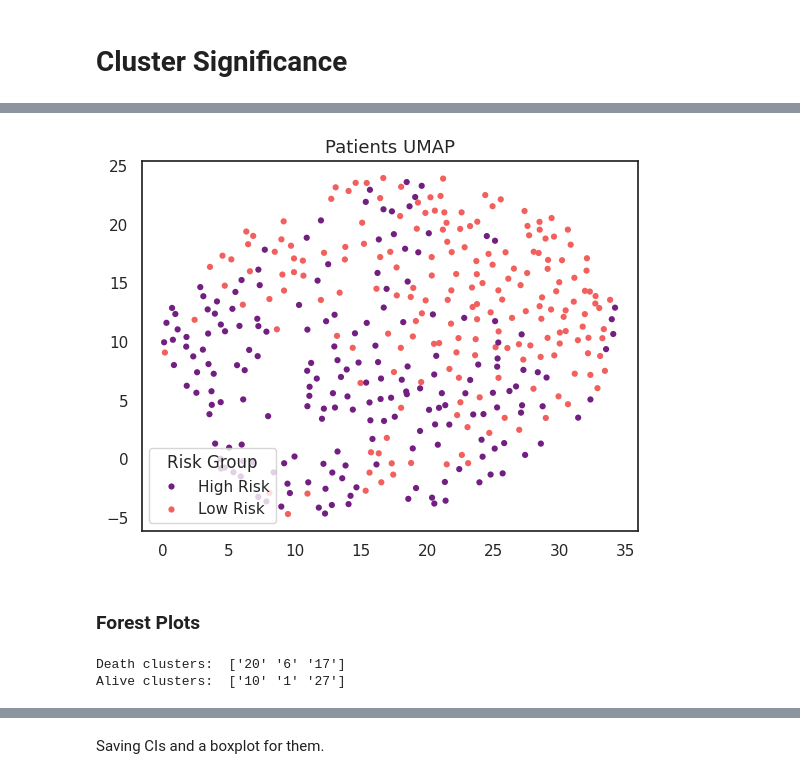
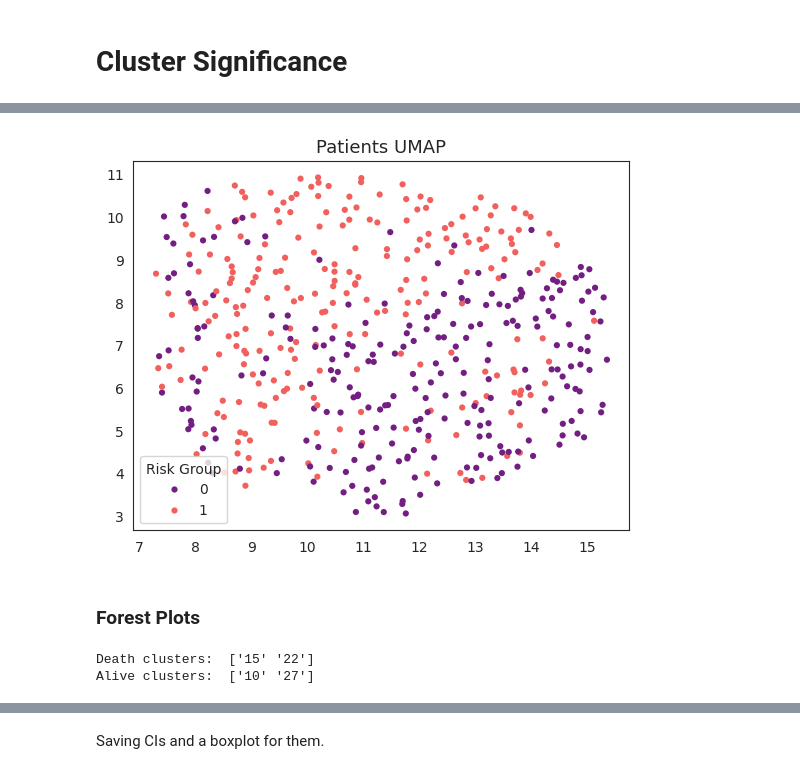
Before and after one commit to FarzanehSeyedshahi/Histomorphological-Phenotype-Learning, a Jupyter notebook: workflow/survival_figures.ipynb, the cells around one changed output, grey strips where cells are left out. Saved outputs shown, nothing was run; the diff lists cells and outputs as text; code cells hidden in the pictures.

```diff
--- a/workflow/survival_figures.ipynb
+++ b/workflow/survival_figures.ipynb
@@ -260,7 +438,7 @@ Quick Test On Simple Survival model (Traditional Method)
 import pandas as pd
 meta_data_org = pd.read_csv('{}/files/Meso_patients.csv'.format(main_path))
 # meta_data_org = meta_data_org[['case_Id', 'Stage', 'type', 'age', 'smoking_history', 'Sex', 'HB_score', 'wcc_score','TNM_Stage']]
-meta_data_org = meta_data_org[['os_event_data', 'os_event_ind', 'age','TNM_Stage','wcc_score', 'HB_score','smoking_history', 'type', 'Sex']]
+meta_data_org = meta_data_org[['os_event_data', 'os_event_ind', 'age','TNM_Stage','wcc_score', 'HB_score','smoking_history', 'type', 'Sex', 'recurrence']]
 # make the table recurrence free
 # meta_data_org = meta_data_org[meta_data_org['recurrence'] == 0]
 # meta_data_org = meta_data_org[['os_event_data', 'os_event_ind', 'type']]
@@ -276,6 +454,8 @@ meta_data_org['HB_score'] = meta_data_org['HB_score'].map({'Low': 0, 'Normal': 1
 meta_data_org['wcc_score'] = meta_data_org['wcc_score'].map({'Low': 0, 'Normal': 1, 'High': 2, 'Unknown': -1})
 meta_data_org['TNM_Stage'] = meta_data_org['TNM_Stage'].map({'IA': 0, 'IB':.5, 'II': 1, 'IIIA': 2, 'IIIB': 2.5, 'IV': 3, 'Missing': -1})
 meta_data_org['Sex'] = meta_data_org['Sex'].map({'Male':0, 'Female':1})
+# normalize age column to 0-1
+meta_data_org['age'] = (meta_data_org['age'] - meta_data_org['age'].min()) / (meta_data_org['age'].max() - meta_data_org['age'].min())
 
 
 # adding score df
@@ -890,21 +1012,0 @@ def get_high_low_risks(predictions, datas, fold, matching_field, q_buckets=2):
-# %%
-# Combine Risk Groups over the folds. In the case of additional dataset, mayority vote over folds.
-def combine_risk_groups(test_risk, additional_risk, high_lows, fold, num_folds, matching_field, event_ind_field, event_data_field):
-	# For test set, combine the risk groups.
-	test_risk[1] = pd.concat([test_risk[1], high_lows[1][1]], ignore_index=True)
-	test_risk[0] = pd.concat([test_risk[0], high_lows[1][0]], ignore_index=True)
-
-	# For additional dataset, combine the risk groups.
-	if high_lows[2][2] is not None:
-		if fold == 0:
-			additional_risk = pd.concat([additional_risk, high_lows[2][2][[matching_field, event_data_field, event_ind_field]]], ignore_index=True)
-		additional_risk['h_bin_%s'%fold] = high_lows[2][2]['h_bin_%s'%fold].values
-
-		if fold == num_folds-1:
-			additional_risk['risk'] = (np.mean(additional_risk[['h_bin_%s'%fold for fold in range(num_folds)]], axis=1)>0.5)*1
-			high_risk_df = additional_risk[additional_risk[matching_field].isin(additional_risk[additional_risk['risk']==1][matching_field].values)].copy(deep=True)
-			low_risk_df  = additional_risk[additional_risk[matching_field].isin(additional_risk[additional_risk['risk']==0][matching_field].values)].copy(deep=True)
-			additional_risk     = [low_risk_df, high_risk_df]
-	else:
-		additional_risk = None
-	return test_risk, additional_risk
@@ -1075,30 +1119,20 @@ for resolution in ['2p0']:
 # %%
 import umap
 import seaborn as sns
 import matplotlib.pyplot as plt
 
 sns.set_style("white")
-resolution = '2p0'
-fold = 4
-train_, _ = datas[resolution][fold][0]
-cph = cphs[resolution][fold]
+# for train and test data
+temp = pd.concat([high_lows[0][1], high_lows[0][0], high_lows[1][1], high_lows[1][0]], axis=0)
+reducer = umap.UMAP(random_state=42, metric='correlation' , n_neighbors=20, min_dist=.5, verbose=False)
 
-# train = train_.drop(['case_Id']+categorical_cols+normalize_cols, axis=1)
-train = train_.drop(['case_Id'], axis=1)
-train_preds = cph.predict_partial_hazard(train)
-high_lows_df = get_high_low_risks_df(train_preds, train)
-
-
-reducer = umap.UMAP(random_state=42, metric='correlation' , n_neighbors=20, min_dist=.9, spread=5, verbose=False)
-reducer.fit(high_lows_df.drop(['h_bin', 'hazard'], axis=1).values)
-embedding = reducer.fit_transform(high_lows_df.drop(['h_bin'], axis=1).values)
-high_lows_labels = high_lows_df['h_bin'].apply(lambda x: 'High Risk' if x == 1.0 else 'Low Risk')
-sns.scatterplot(x=embedding[:, 0], y=embedding[:, 1], hue=high_lows_labels, palette='magma', s=20, alpha=1.0, edgecolors='none');
+embedding = reducer.fit_transform(temp.drop(['h_bin','h_bin_4', 'hazard', 'os_event_data',	'os_event_ind'	,'case_Id'], axis=1).values)
+sns.scatterplot(x=embedding[:, 0], y=embedding[:, 1], hue=temp.h_bin, palette='magma', s=20, alpha=1.0, edgecolors='none');
 plt.legend(loc='lower left', title='Risk Group')
 plt.title('Patients UMAP', fontsize=13)
 plt.savefig('{}/umap_patients.png'.format(figure_path), dpi=500, bbox_inches='tight')
 # %% [output]
-[figure, old version]
+[figure, new version]
 # %% [markdown]
 ### Forest Plots
 # %%
@@ -1106,7 +1140,7 @@ plt.savefig('{}/umap_patients.png'.format(figure_path), dpi=500, bbox_inches='ti
 annotations = pd.read_csv('{}/files/meso_annotations_750K.csv'.format(main_path), index_col=0).reset_index()
 
 #  resoltuion 2.0 and Fold 0
-model = cphs['2p0'][4]
+model = cph
 results_df = model.summary
 results_df['hpc'] = results_df.index
 results_df = results_df.sort_values(by='coef', ascending=False).reset_index(drop=True)
@@ -1129,7 +1163,7 @@ for class_ in ['death', 'alive']:
     if class_ == 'death': cluster_set = death_clusters.hpc.astype('str')
     elif class_ == 'alive': cluster_set = alive_clusters.hpc.astype('str')
     for cluster_number in cluster_set:
-        if cluster_number.split('_')[0] in categorical_cols+normalize_cols: im_list.append((None, cluster_number))
+        if cluster_number.split('_')[0] in categorical_cols: im_list.append((None, cluster_number))
         else:
             indexes, sets = adata_train[adata_train.obs[groupby] == cluster_number].obs['indexes'], adata_train[adata_train.obs[groupby] == cluster_number].obs['original_set']
             i_rand = np.random.randint(0, len(indexes))
@@ -1143,8 +1177,8 @@ for class_ in ['death', 'alive']:
             h5_image.close()
     im_list_dict[class_] = im_list
 # %% [output]
-Death clusters:  ['20' '6' '17']
-Alive clusters:  ['10' '1' '27']
+Death clusters:  ['15' '22']
+Alive clusters:  ['10' '27']
 # %%
 import textwrap
 sns.set_style("darkgrid")
```
Also changed, not shown: parts of 21 cells of this notebook.
